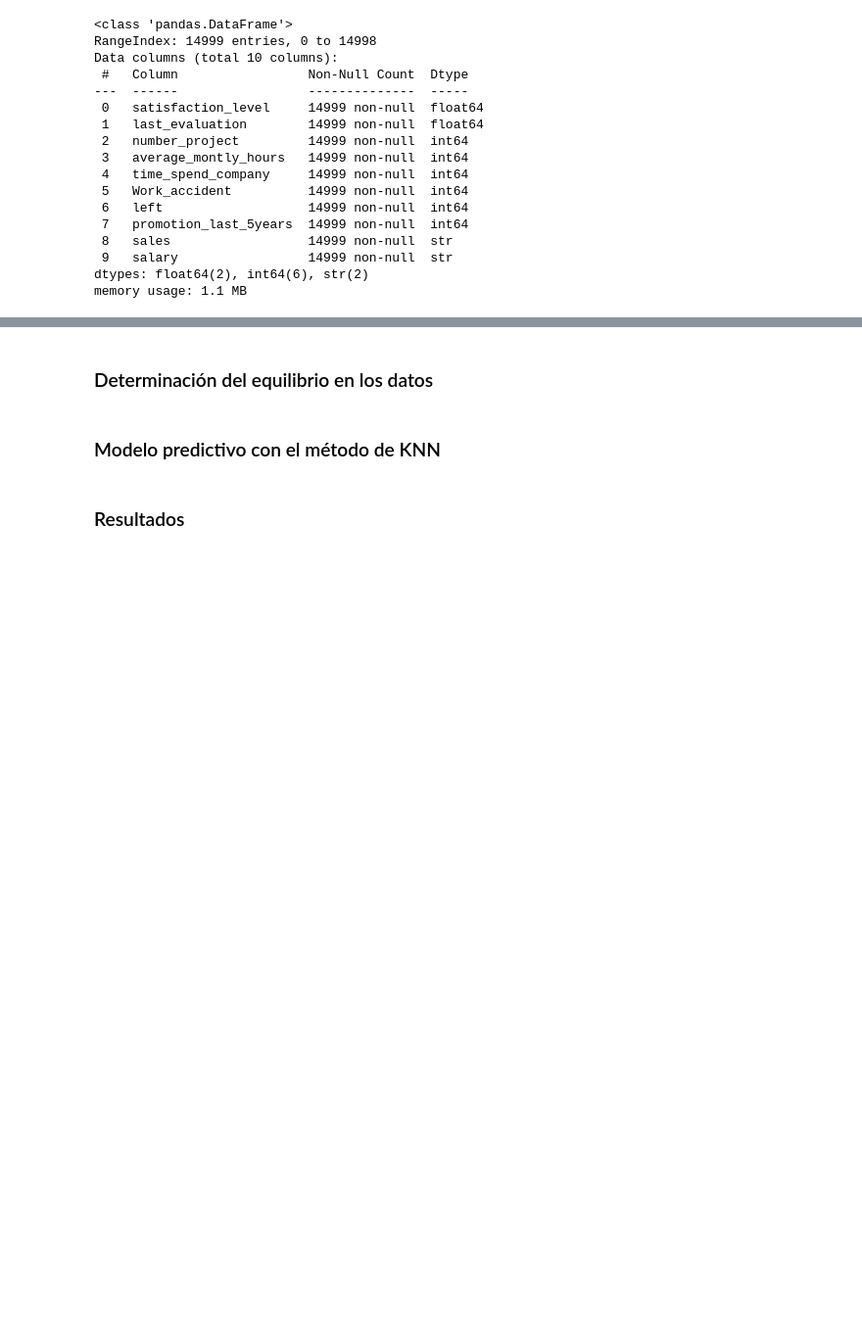
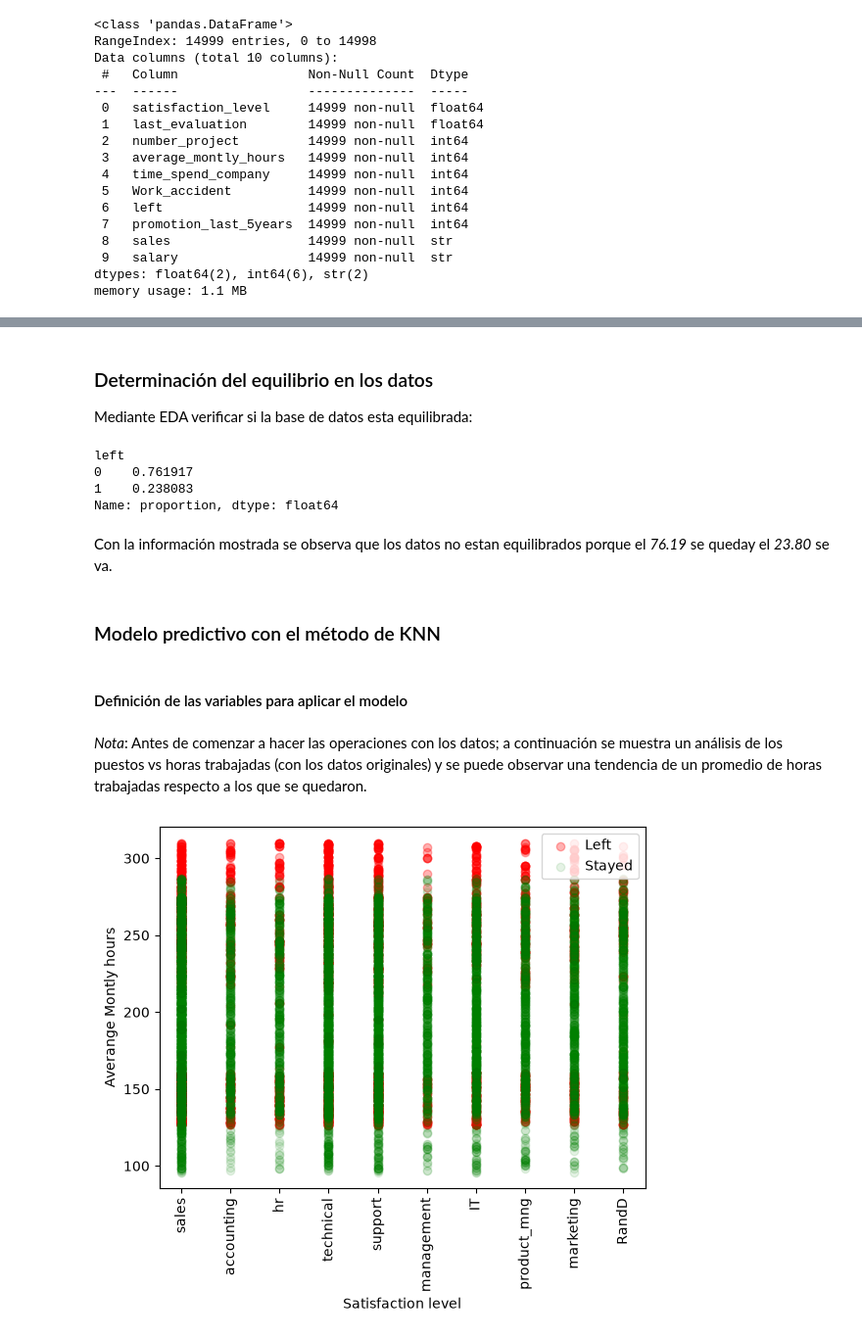
Before and after one commit to hhugoac/PythonForDataScience, a Jupyter notebook: TareaM21-CD-HectorHugoAlonzoCortez.ipynb, the cells around one changed output, grey strips where cells are left out. Shown at 98% size. Drawn from its saved outputs; the diff is of its cells as text; code cells hidden in the pictures; blank space fills up the shorter version.

```diff
--- a/TareaM21-CD-HectorHugoAlonzoCortez.ipynb
+++ b/TareaM21-CD-HectorHugoAlonzoCortez.ipynb
@@ -46,6 +59,32 @@ memory usage: 1.1 MB
 # %% [markdown]
 ### Determinación del equilibrio en los datos
+
+Mediante EDA verificar si la base de datos esta equilibrada:
+# %%
+print(f'{data_frame_updated['left'].value_counts(normalize=True)}')
+# %% [output]
+left
+0    0.761917
+1    0.238083
+Name: proportion, dtype: float64
+# %% [markdown]
+Con la información mostrada se observa que los datos no estan equilibrados porque el *76.19* se queday el *23.80* se va.
 # %% [markdown]
 ### Modelo predictivo con el método de KNN
-# %% [markdown]
-### Resultados
+# %% [markdown]
+#### Definición de las variables para aplicar el modelo
+# %% [markdown]
+*Nota*: Antes de comenzar a hacer las operaciones con los datos; a continuación se muestra un análisis de los puestos vs horas trabajadas (con los datos originales) y se puede observar una tendencia de un promedio de horas trabajadas respecto a los que se quedaron.
+# %%
+has_left = data_frame[data_frame.left == 1]
+has_stayed = data_frame[data_frame.left == 0]
+# %%
+plt.scatter(has_left.sales, has_left.average_montly_hours, color = 'red', label= 'Left', alpha=0.3)
+plt.scatter(has_stayed.sales, has_stayed.average_montly_hours, color = 'green', label= 'Stayed', alpha=0.1)
+plt.xlabel('Satisfaction level')
+plt.xticks(rotation = 90)
+plt.ylabel('Averange Montly hours')
+plt.legend()
+plt.show()
+# %% [output]
+[figure, added]
```
Also changed, not shown: parts of 17 cells of this notebook.
